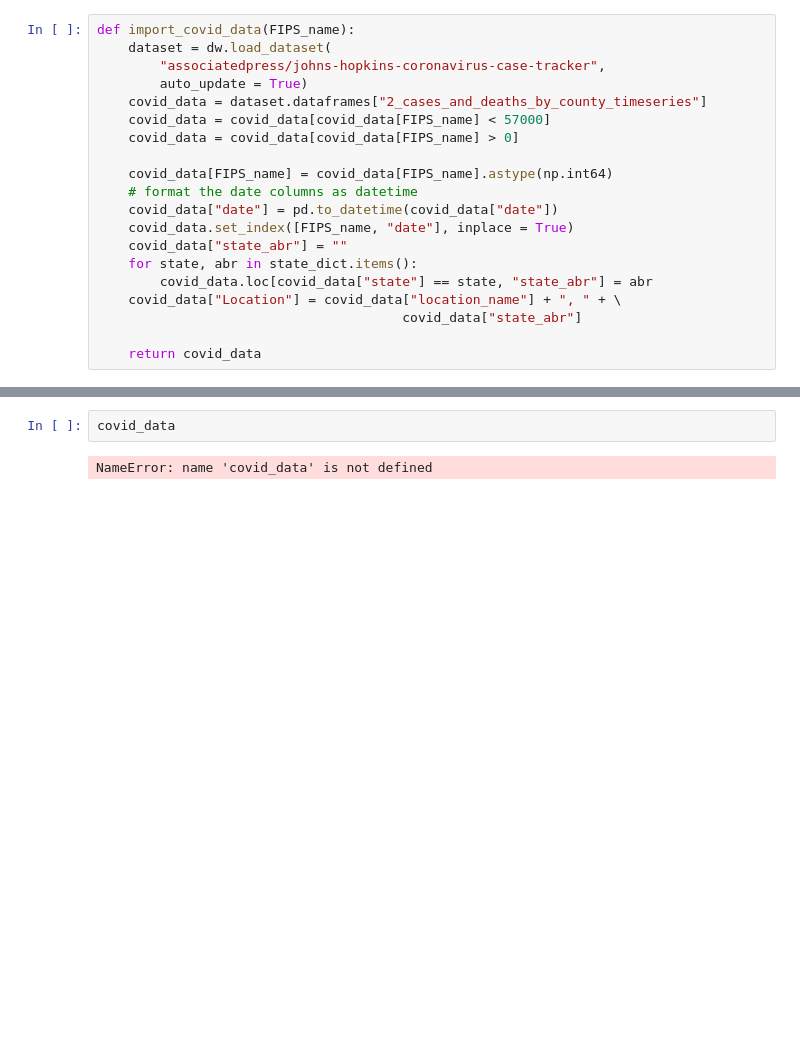
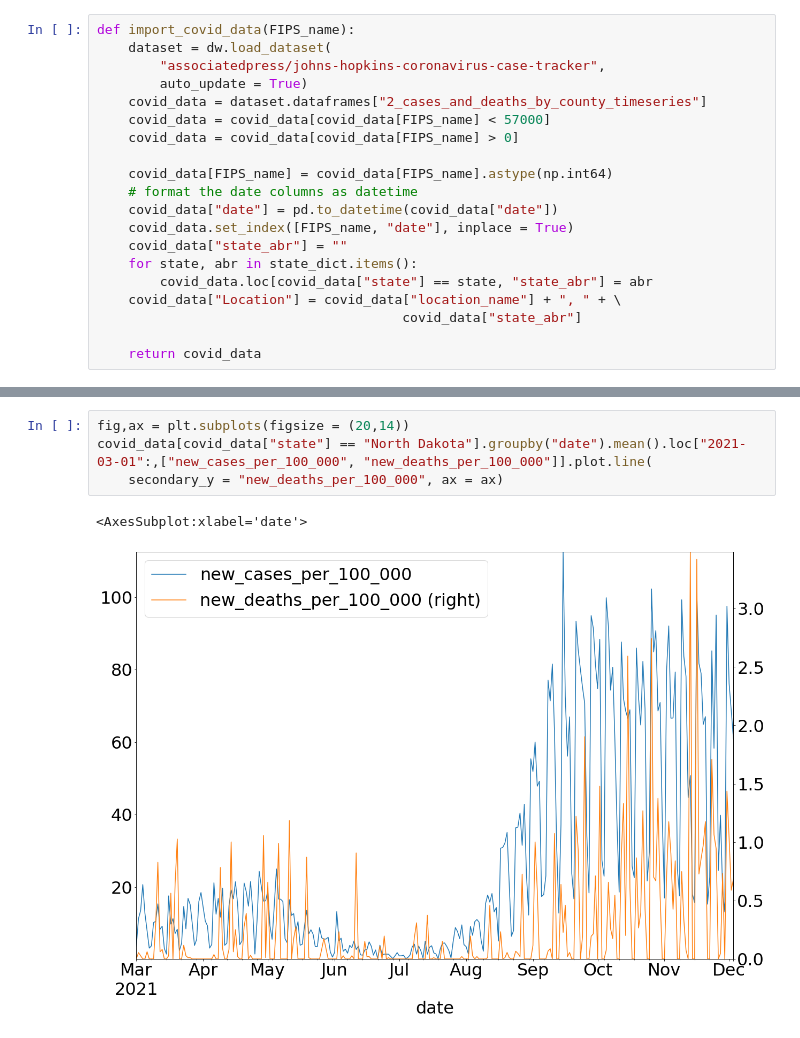
Before and after one commit to ftabassum0614/Projects, a Jupyter notebook: In Class Projects/Project 11 - Working with Geocoded Data.ipynb, the cells around one changed output, grey strips where cells are left out. Drawn from its saved outputs; the diff is of its cells as text; blank space fills up the shorter version.

```diff
--- a/In Class Projects/Project 11 - Working with Geocoded Data.ipynb
+++ b/In Class Projects/Project 11 - Working with Geocoded Data.ipynb
@@ -225,5 +178,8 @@ RestApiError: 400 Client Error: Bad Request for url: https://download.data.world
-# %%
-covid_data
-# %% [output]
-NameError: name 'covid_data' is not defined
+# %%
+fig,ax = plt.subplots(figsize = (20,14))
+covid_data[covid_data["state"] == "North Dakota"].groupby("date").mean().loc["2021-03-01":,["new_cases_per_100_000", "new_deaths_per_100_000"]].plot.line(
+    secondary_y = "new_deaths_per_100_000", ax = ax)
+# %% [output]
+<AxesSubplot:xlabel='date'>
+[figure, added]
 # %%
```
Also changed, not shown: parts of 29 cells of this notebook, 2 other files.
